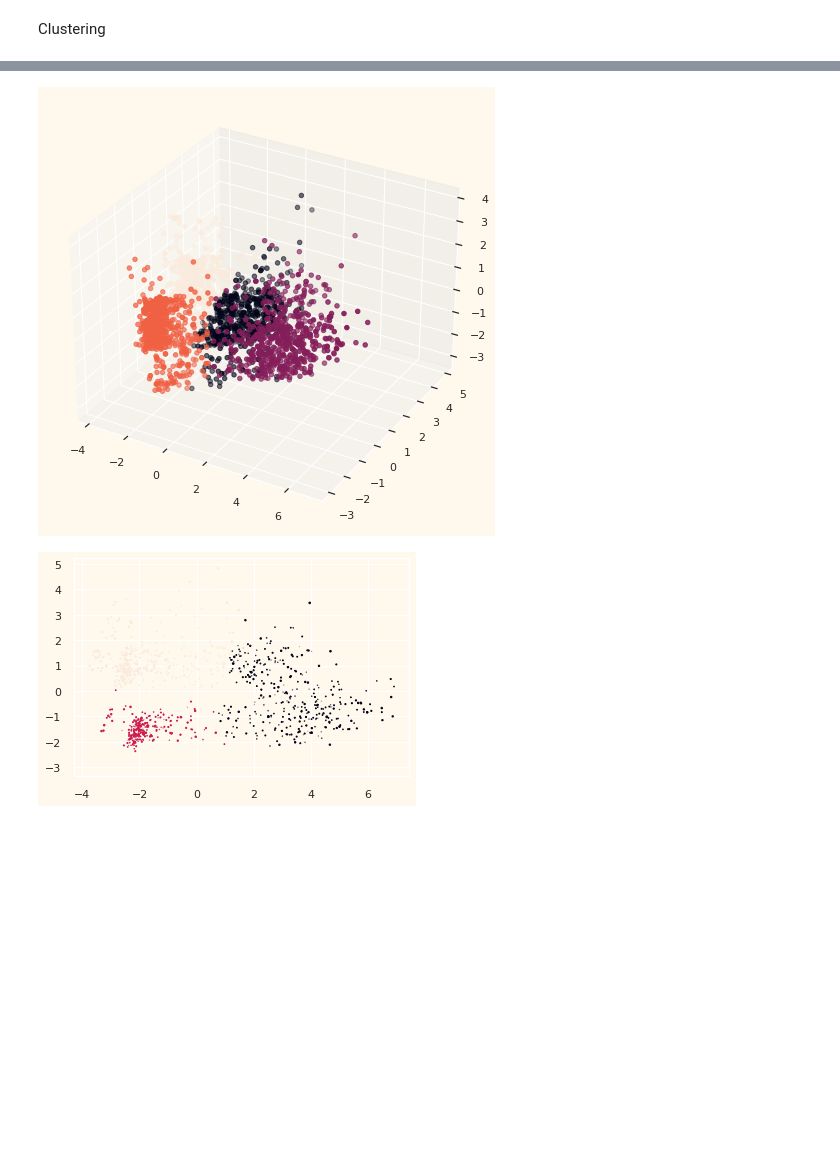
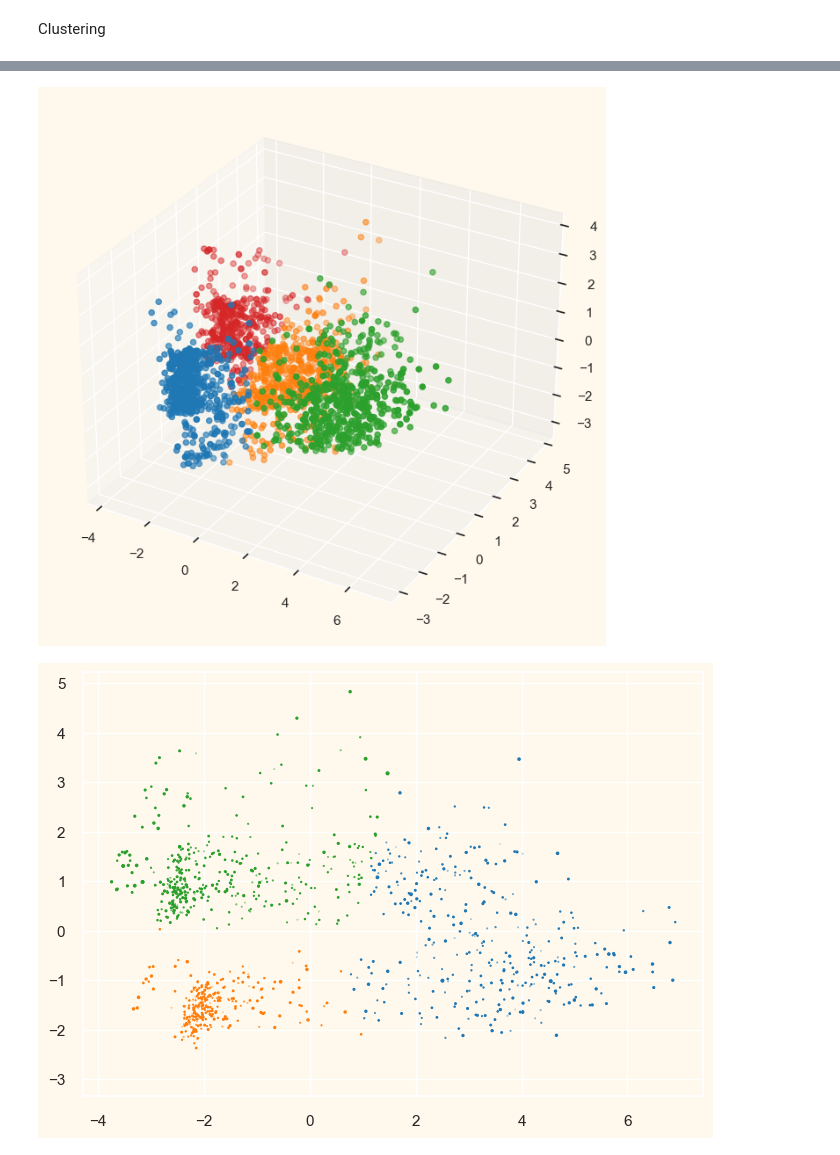
Before and after one commit to nicolaronchini/Clustering, a Jupyter notebook: clustering.ipynb, the cells around one changed output, grey strips where cells are left out. Saved outputs shown, nothing was run; the diff lists cells and outputs as text; code cells hidden in the pictures; blank space fills up the shorter version.

Commit message:
color changes

```diff
--- a/clustering.ipynb
+++ b/clustering.ipynb
@@ -781,21 +543,24 @@ plt.show()
 # %%
 kmeans = KMeans(n_clusters=4)
 kmeans.fit(PCA_ds)
-
+colormap = plt.get_cmap("tab10")
+cluster_colors = colormap(kmeans.labels_)
 fig = plt.figure(figsize=(10,8))
 ax = fig.add_subplot(111, projection="3d")
-ax.scatter(x,y,z,c=kmeans.labels_)
+ax.scatter(x,y,z,c=cluster_colors)
 plt.show()
 # %% [output]
-[figure, old version]
+[figure, new version]
 # %%
 kmeans2 = KMeans(n_clusters=3)
 kmeans2.fit(PCA_ds)
+colormap = plt.get_cmap("tab10")
+cluster_colors = colormap(kmeans2.labels_)
 
-plt.scatter(x,y,z,c=kmeans2.labels_)
+plt.scatter(x,y,z,c=cluster_colors)
 plt.show()
 # %% [output]
-[figure, old version]
+[figure, new version]
 # %%
 fig = plt.figure(figsize=(10,8))
 ax = fig.add_subplot(111, projection="3d")
```
Also changed, not shown: parts of 29 cells of this notebook.
